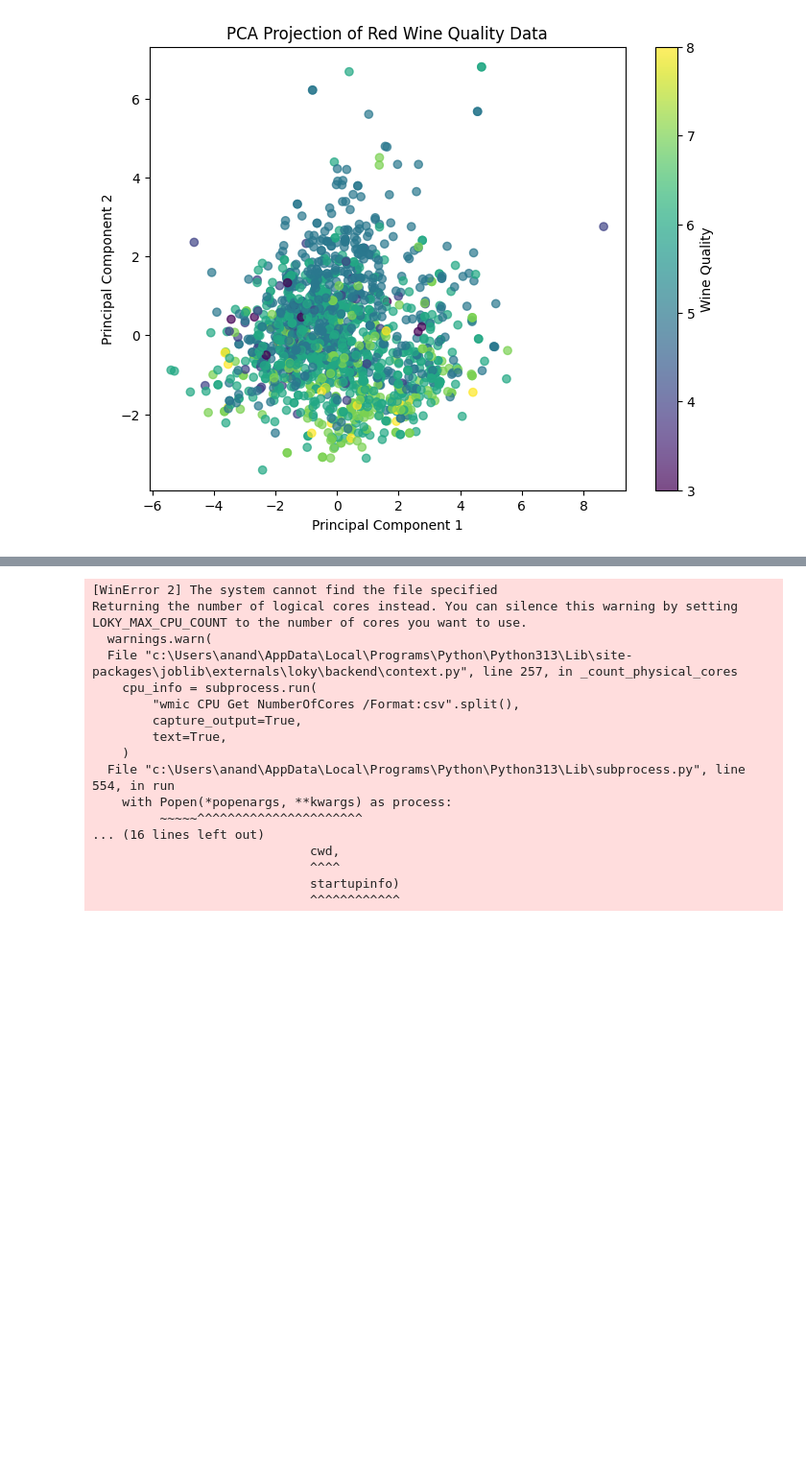
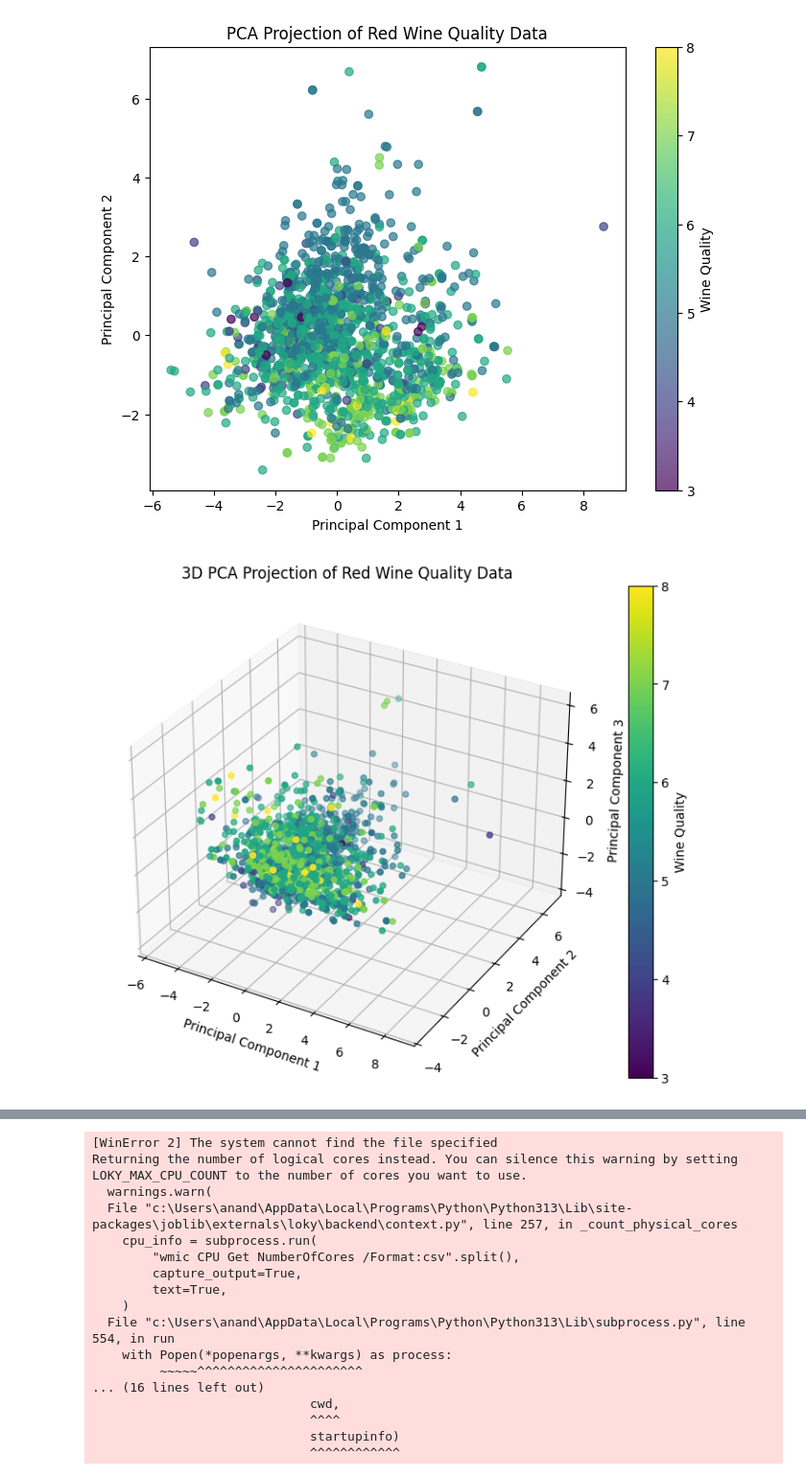
Before and after one commit to anandgan/CSCI485_Spring25_AnandKumar_Gangavarapu, a Jupyter notebook: Assignment_2/pca.ipynb, the cells around one changed output, grey strips where cells are left out. Shown: that part at 96% size. Drawn from its saved outputs; the diff is of its cells as text; code cells hidden in the pictures; blank space fills up the shorter version.

```diff
--- a/Assignment_2/pca.ipynb
+++ b/Assignment_2/pca.ipynb
@@ -95,4 +96,19 @@ plt.title("PCA Projection of Red Wine Quality Data")
 plt.show()
 # %% [output]
 [figure]
+# %%
+pca_3d = PCA(n_components=3)
+X_pca_3d = pca_3d.fit_transform(X_scaled)
+fig = plt.figure(figsize=(10,7))
+ax = fig.add_subplot(111, projection='3d')
+sc = ax.scatter(X_pca_3d[:, 0], X_pca_3d[:, 1], X_pca_3d[:, 2],
+                c=red_wine["quality"], cmap='viridis')
+ax.set_xlabel("Principal Component 1")
+ax.set_ylabel("Principal Component 2")
+ax.set_zlabel("Principal Component 3")
+ax.set_title("3D PCA Projection of Red Wine Quality Data")
+plt.colorbar(sc, label="Wine Quality")
+plt.show()
+# %% [output]
+[figure, added]
 # %% [markdown]
```
Also changed, not shown: parts of 5 cells of this notebook.
